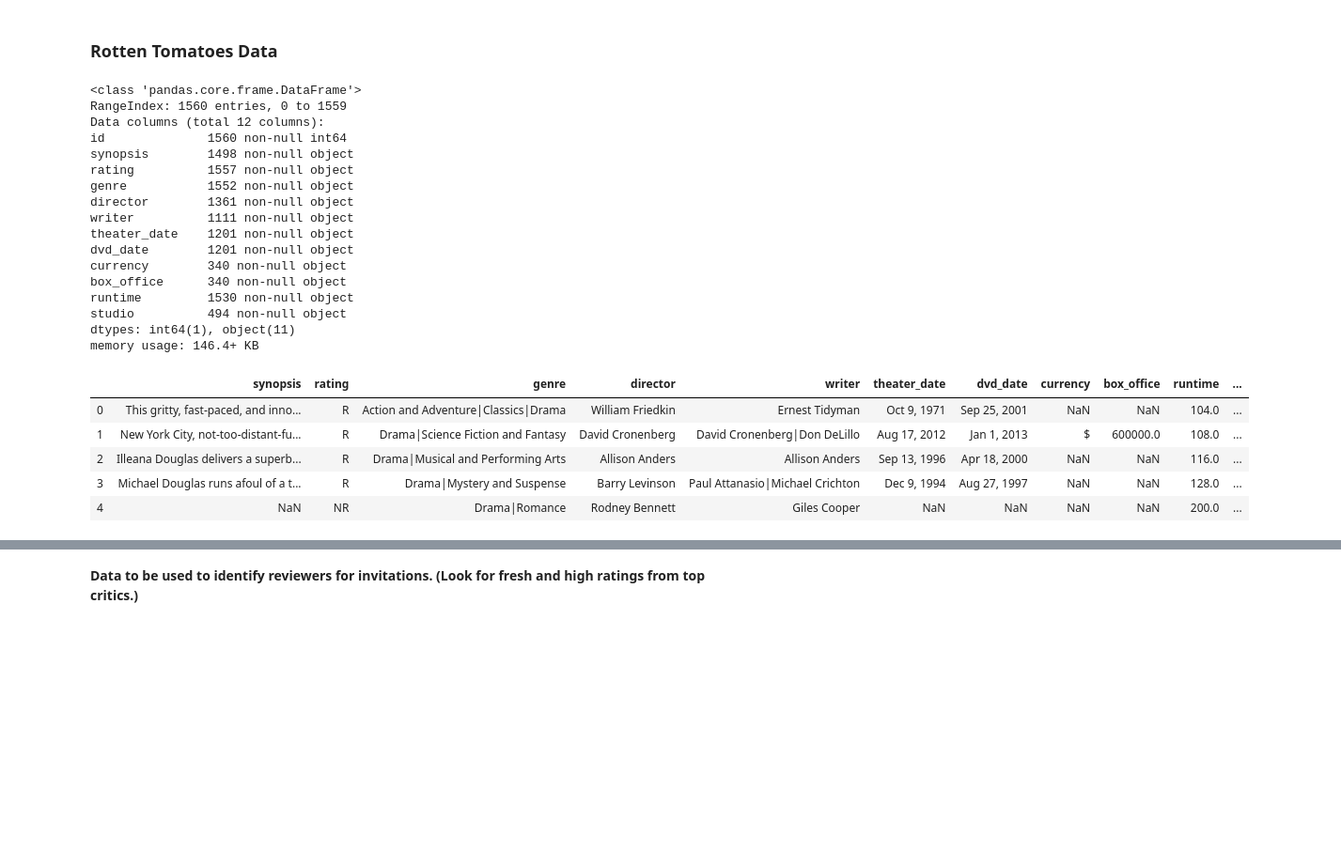
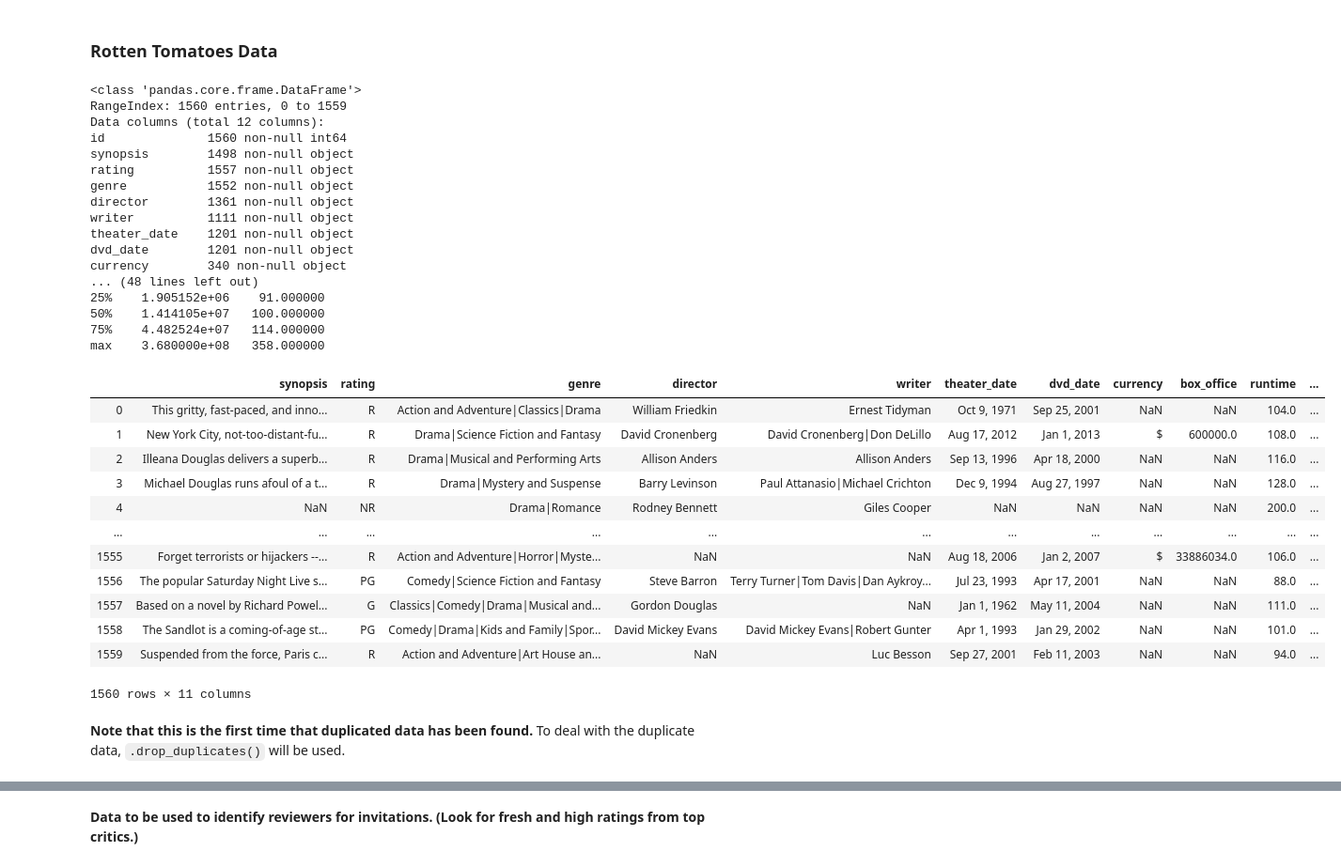
Before and after one commit to cam-benfield/EDA-Project, a Jupyter notebook: student.ipynb, the cells around one changed output, grey strips where cells are left out. Shown at 94% size. Saved outputs shown, nothing was run; the diff lists cells and outputs as text; code cells hidden in the pictures; blank space fills up the shorter version.

```diff
--- a/student.ipynb
+++ b/student.ipynb
@@ -89,0 +81,13 @@ def column_type_changer(column, df):
+# %%
+def quick_check(df):
+    """Returns dataframe, unchanged, but prints vitals of dataframe
+       Args:
+           df: Dataframe for evaluation"""
+
+    print("**SUM of NA Values**")
+    print(df.isna().sum())
+    print("**Duplicated Rows**")
+    print(df[df.duplicated()])
+    print("**Dataframe Statistics:**")
+    print(df.describe())
+    return(df)
@@ -251,30 +449,40 @@ memory usage: 20.2+ MB
 # %%
 rt_movie_info_df.info()
 rt_movie_info_df['box_office'] = column_type_changer('box_office',rt_movie_info_df)
 rt_movie_info_df['runtime'] = column_type_changer('runtime',rt_movie_info_df)
 rt_movie_info_df.drop(columns='id', inplace=True)
-rt_movie_info_df.head()
+quick_check(rt_movie_info_df)
 # %% [output]
 <class 'pandas.core.frame.DataFrame'>
 RangeIndex: 1560 entries, 0 to 1559
 Data columns (total 12 columns):
 id              1560 non-null int64
 synopsis        1498 non-null object
 rating          1557 non-null object
 genre           1552 non-null object
 director        1361 non-null object
 writer          1111 non-null object
 theater_date    1201 non-null object
 dvd_date        1201 non-null object
 currency        340 non-null object
-box_office      340 non-null object
-runtime         1530 non-null object
-studio          494 non-null object
-dtypes: int64(1), object(11)
-memory usage: 146.4+ KB
+... (48 lines left out)
+25%    1.905152e+06    91.000000
+50%    1.414105e+07   100.000000
+75%    4.482524e+07   114.000000
+max    3.680000e+08   358.000000
 |  | synopsis | rating | genre | director | writer | theater_date | dvd_date | currency | box_office | runtime | ... |
 | 0 | This gritty, fast-paced, and inno... | R | Action and Adventure|Classics|Drama | William Friedkin | Ernest Tidyman | Oct 9, 1971 | Sep 25, 2001 | NaN | NaN | 104.0 | ... |
 | 1 | New York City, not-too-distant-fu... | R | Drama|Science Fiction and Fantasy | David Cronenberg | David Cronenberg|Don DeLillo | Aug 17, 2012 | Jan 1, 2013 | $ | 600000.0 | 108.0 | ... |
 | 2 | Illeana Douglas delivers a superb... | R | Drama|Musical and Performing Arts | Allison Anders | Allison Anders | Sep 13, 1996 | Apr 18, 2000 | NaN | NaN | 116.0 | ... |
 | 3 | Michael Douglas runs afoul of a t... | R | Drama|Mystery and Suspense | Barry Levinson | Paul Attanasio|Michael Crichton | Dec 9, 1994 | Aug 27, 1997 | NaN | NaN | 128.0 | ... |
 | 4 | NaN | NR | Drama|Romance | Rodney Bennett | Giles Cooper | NaN | NaN | NaN | NaN | 200.0 | ... |
+| ... | ... | ... | ... | ... | ... | ... | ... | ... | ... | ... | ... |
+| 1555 | Forget terrorists or hijackers --... | R | Action and Adventure|Horror|Myste... | NaN | NaN | Aug 18, 2006 | Jan 2, 2007 | $ | 33886034.0 | 106.0 | ... |
+| 1556 | The popular Saturday Night Live s... | PG | Comedy|Science Fiction and Fantasy | Steve Barron | Terry Turner|Tom Davis|Dan Aykroy... | Jul 23, 1993 | Apr 17, 2001 | NaN | NaN | 88.0 | ... |
+| 1557 | Based on a novel by Richard Powel... | G | Classics|Comedy|Drama|Musical and... | Gordon Douglas | NaN | Jan 1, 1962 | May 11, 2004 | NaN | NaN | 111.0 | ... |
+| 1558 | The Sandlot is a coming-of-age st... | PG | Comedy|Drama|Kids and Family|Spor... | David Mickey Evans | David Mickey Evans|Robert Gunter | Apr 1, 1993 | Jan 29, 2002 | NaN | NaN | 101.0 | ... |
+| 1559 | Suspended from the force, Paris c... | R | Action and Adventure|Art House an... | NaN | Luc Besson | Sep 27, 2001 | Feb 11, 2003 | NaN | NaN | 94.0 | ... |
+1560 rows × 11 columns
+# %% [markdown]
+**Note that this is the first time that duplicated data has been found.**
+To deal with the duplicate data, `.drop_duplicates()` will be used.
```
Also changed, not shown: parts of 62 cells of this notebook, 1 other file.
